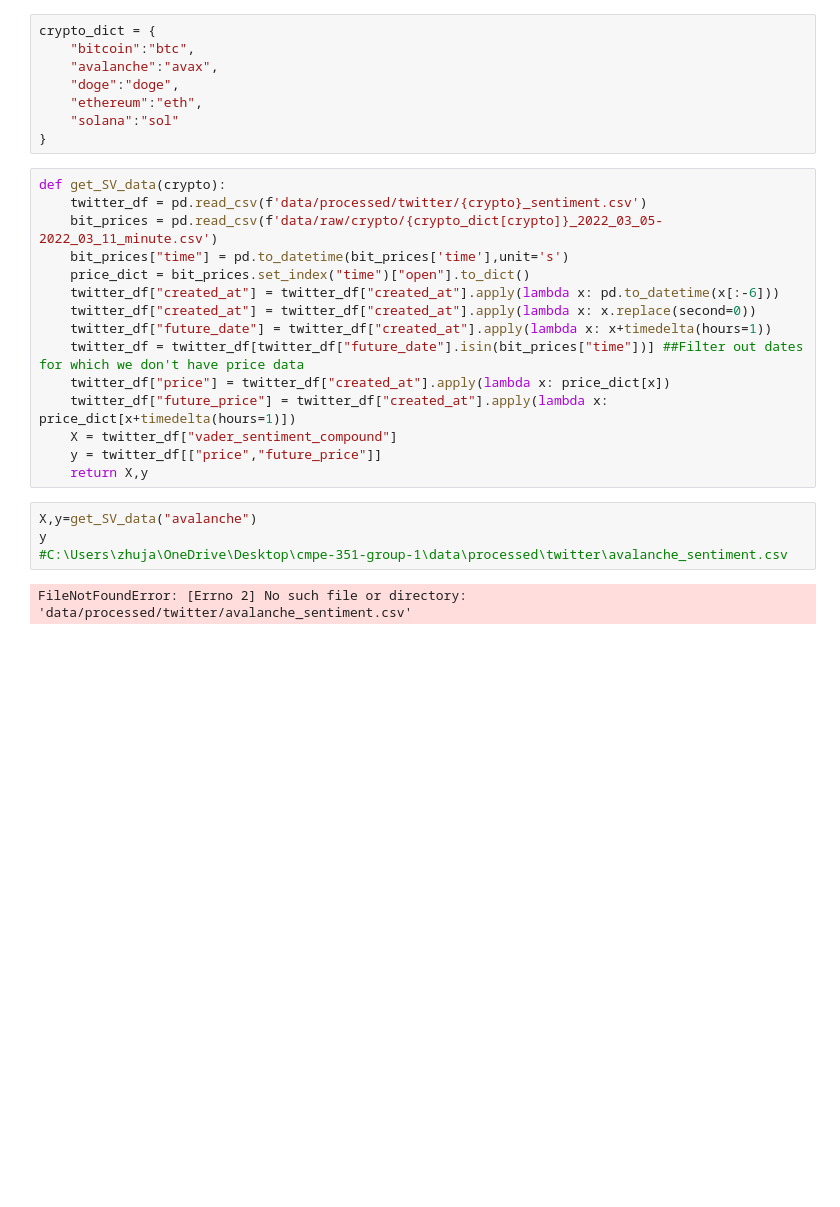
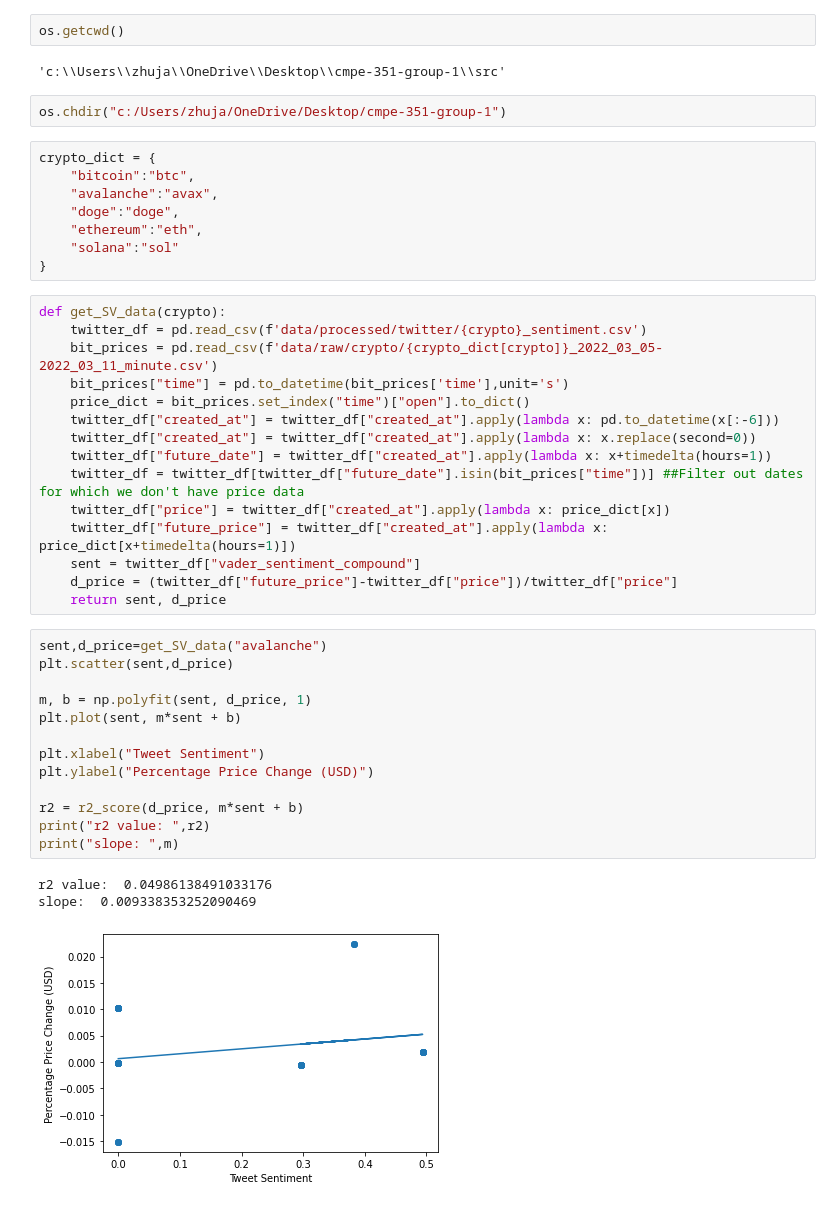
Before and after one commit to bryan-hoang/cmpe-351-group-1, a Jupyter notebook: src/Social-Volatility.ipynb, the cells around one changed output. Cells and saved outputs as stored; diff of their text form; blank space fills up the shorter version.

```diff
--- a/src/Social-Volatility.ipynb
+++ b/src/Social-Volatility.ipynb
@@ -4,3 +8,9 @@ import numpy as np
+# %%
+os.getcwd()
+# %% [output]
+'c:\\Users\\zhuja\\OneDrive\\Desktop\\cmpe-351-group-1\\src'
+# %%
+os.chdir("c:/Users/zhuja/OneDrive/Desktop/cmpe-351-group-1")
 # %%
 crypto_dict = {
     "bitcoin":"btc",
@@ -21,12 +31,23 @@ def get_SV_data(crypto):
     twitter_df = twitter_df[twitter_df["future_date"].isin(bit_prices["time"])] ##Filter out dates for which we don't have price data
     twitter_df["price"] = twitter_df["created_at"].apply(lambda x: price_dict[x])
     twitter_df["future_price"] = twitter_df["created_at"].apply(lambda x: price_dict[x+timedelta(hours=1)])
-    X = twitter_df["vader_sentiment_compound"]
-    y = twitter_df[["price","future_price"]]
-    return X,y
+    sent = twitter_df["vader_sentiment_compound"]
+    d_price = (twitter_df["future_price"]-twitter_df["price"])/twitter_df["price"]
+    return sent, d_price
-# %%
-X,y=get_SV_data("avalanche")
-y
-#C:\Users\zhuja\OneDrive\Desktop\cmpe-351-group-1\data\processed\twitter\avalanche_sentiment.csv
-# %% [output]
-FileNotFoundError: [Errno 2] No such file or directory: 'data/processed/twitter/avalanche_sentiment.csv'
+# %%
+sent,d_price=get_SV_data("avalanche")
+plt.scatter(sent,d_price)
+
+m, b = np.polyfit(sent, d_price, 1)
+plt.plot(sent, m*sent + b)
+
+plt.xlabel("Tweet Sentiment")
+plt.ylabel("Percentage Price Change (USD)")
+
+r2 = r2_score(d_price, m*sent + b)
+print("r2 value: ",r2)
+print("slope: ",m)
+# %% [output]
+r2 value:  0.04986138491033176
+slope:  0.009338353252090469
+[figure, added]
```
Also changed, not shown: parts of 6 cells of this notebook.
